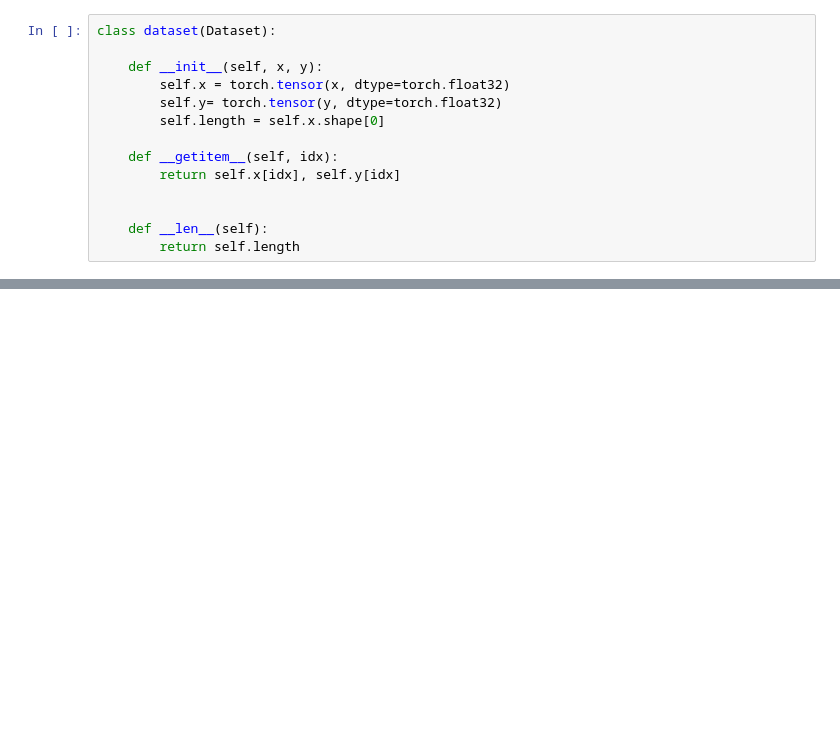
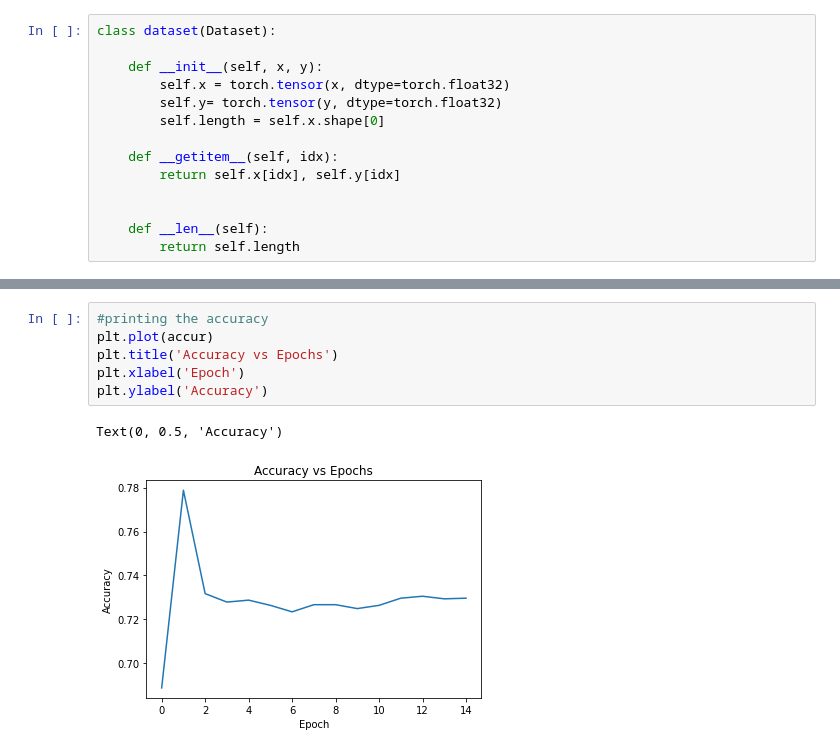
Before and after one commit to karenxli/ds4400drugs, a Jupyter notebook: andres.ipynb, the cells around one changed output, grey strips where cells are left out. Cells and saved outputs as stored; diff of their text form; blank space fills up the shorter version.

```diff
--- a/andres.ipynb
+++ b/andres.ipynb
@@ -203,0 +239,9 @@ Error:
+# %%
+#printing the accuracy
+plt.plot(accur)
+plt.title('Accuracy vs Epochs')
+plt.xlabel('Epoch')
+plt.ylabel('Accuracy')
+# %% [output]
+Text(0, 0.5, 'Accuracy')
+[figure, added]
```
Also changed, not shown: parts of 15 cells of this notebook.
